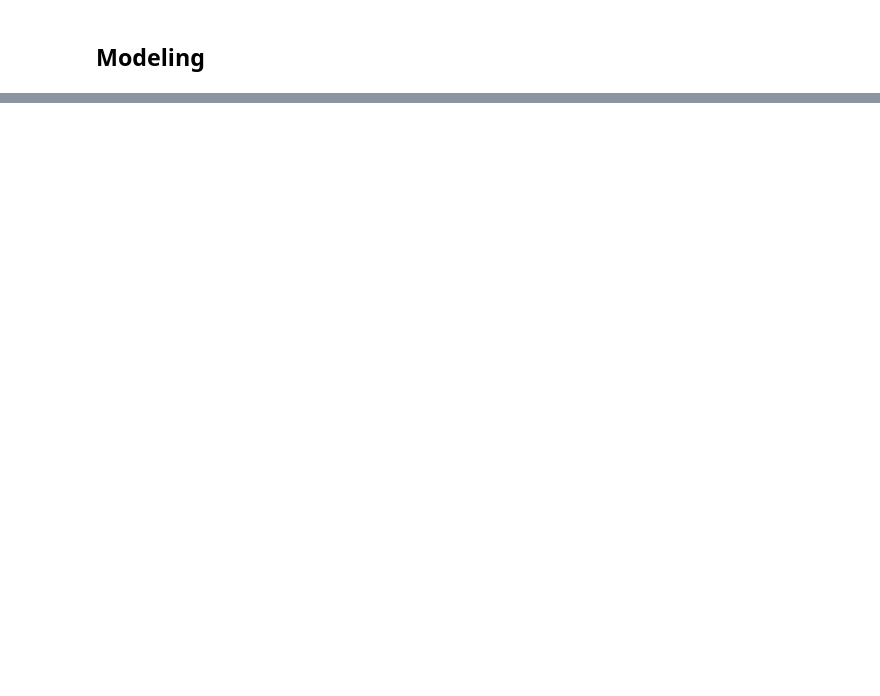
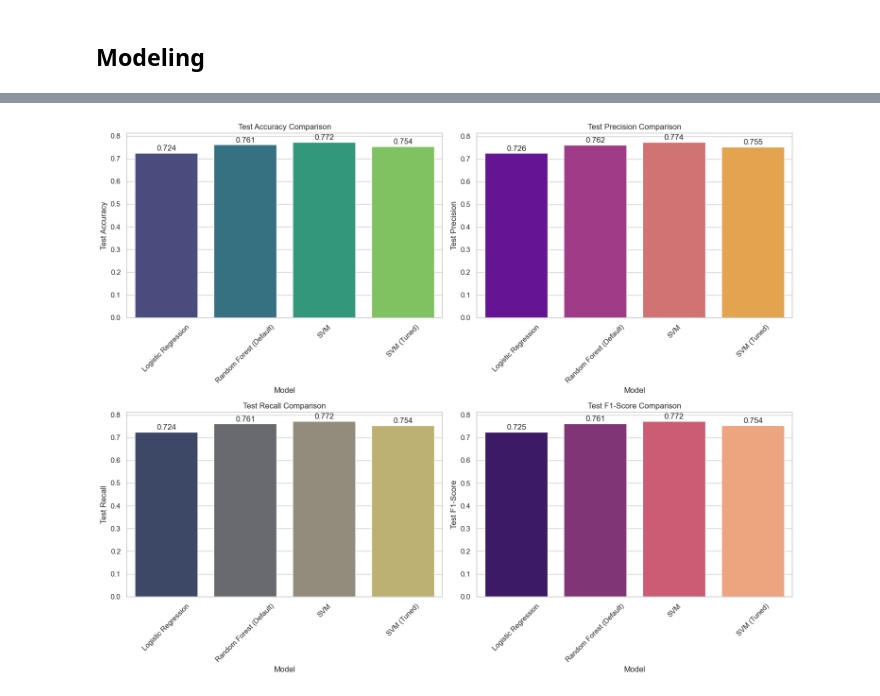
Before and after one commit to hasanfadhlillah/red-wine-quality-prediction, a Jupyter notebook: Notebook.ipynb, the cells around one changed output, grey strips where cells are left out. Saved outputs shown, nothing was run; the diff lists cells and outputs as text; code cells hidden in the pictures; blank space fills up the shorter version.

```diff
--- a/Notebook.ipynb
+++ b/Notebook.ipynb
@@ -356,0 +662,81 @@ else:
+# %%
+# Final Evaluation and Comparison
+if 'results' in locals():
+    print("=== FINAL MODEL COMPARISON ===")
+
+    # Create comprehensive results dataframe
+    comparison_data = []
+    for model_name, result in results.items():
+        comparison_data.append({
+            'Model': model_name,
+            'Train Accuracy': result['train_accuracy'],
+            'Test Accuracy': result['test_accuracy'],
+            'Test Precision': result['test_precision'],
+            'Test Recall': result['test_recall'],
+            'Test F1-Score': result['test_f1']
+        })
+
+    results_df = pd.DataFrame(comparison_data)
+    results_df = results_df.round(4)
+
+    print("Complete Model Performance Comparison:")
+    print(results_df.to_string(index=False))
+
+    # Visualization of model comparison
+    fig, axes = plt.subplots(2, 2, figsize=(15, 12))
+
+    # Test Accuracy
+    sns.barplot(data=results_df, x='Model', y='Test Accuracy', ax=axes[0,0], palette='viridis')
+    axes[0,0].set_title('Test Accuracy Comparison')
+    axes[0,0].tick_params(axis='x', rotation=45)
+    for i, v in enumerate(results_df['Test Accuracy']):
+        axes[0,0].text(i, v + 0.01, f'{v:.3f}', ha='center')
+
+    # Test Precision
+    sns.barplot(data=results_df, x='Model', y='Test Precision', ax=axes[0,1], palette='plasma')
+    axes[0,1].set_title('Test Precision Comparison')
+    axes[0,1].tick_params(axis='x', rotation=45)
+    for i, v in enumerate(results_df['Test Precision']):
+        axes[0,1].text(i, v + 0.01, f'{v:.3f}', ha='center')
+
+    # Test Recall
+    sns.barplot(data=results_df, x='Model', y='Test Recall', ax=axes[1,0], palette='cividis')
+    axes[1,0].set_title('Test Recall Comparison')
+    axes[1,0].tick_params(axis='x', rotation=45)
+    for i, v in enumerate(results_df['Test Recall']):
+        axes[1,0].text(i, v + 0.01, f'{v:.3f}', ha='center')
+
+    # Test F1-Score
+    sns.barplot(data=results_df, x='Model', y='Test F1-Score', ax=axes[1,1], palette='magma')
+    axes[1,1].set_title('Test F1-Score Comparison')
+    axes[1,1].tick_params(axis='x', rotation=45)
+    for i, v in enumerate(results_df['Test F1-Score']):
+        axes[1,1].text(i, v + 0.01, f'{v:.3f}', ha='center')
+
+    plt.tight_layout()
+    plt.show()
+
+    # Overall best model
+    final_best_model = results_df.loc[results_df['Test F1-Score'].idxmax(), 'Model']
+    final_best_f1 = results_df['Test F1-Score'].max()
+
+    print(f"\n🏆 FINAL BEST MODEL: {final_best_model}")
+    print(f"🏆 BEST F1-SCORE: {final_best_f1:.4f}")
+
+    # Performance improvement summary
+    if len(results_df) > 1:
+        baseline_f1 = results_df.iloc[0]['Test F1-Score']  # Assuming first model is baseline
+        improvement = ((final_best_f1 - baseline_f1) / baseline_f1) * 100
+        print(f"📈 IMPROVEMENT OVER BASELINE: {improvement:.2f}%")
+
+    # Model complexity vs performance trade-off analysis
+    print(f"\n=== MODEL ANALYSIS ===")
+    for model_name, result in results.items():
+        overfitting = result['train_accuracy'] - result['test_accuracy']
+        print(f"{model_name}:")
+        print(f"  - Overfitting indicator: {overfitting:.4f}")
+        print(f"  - Generalization: {'Good' if overfitting < 0.05 else 'Moderate' if overfitting < 0.1 else 'Poor'}")
+
+else:
+    print("Results not available. Run previous cells.")
+# %% [output]
@@ -356,0 +750 @@ else:
+[figure, added]
```
Also changed, not shown: parts of 17 cells of this notebook.
